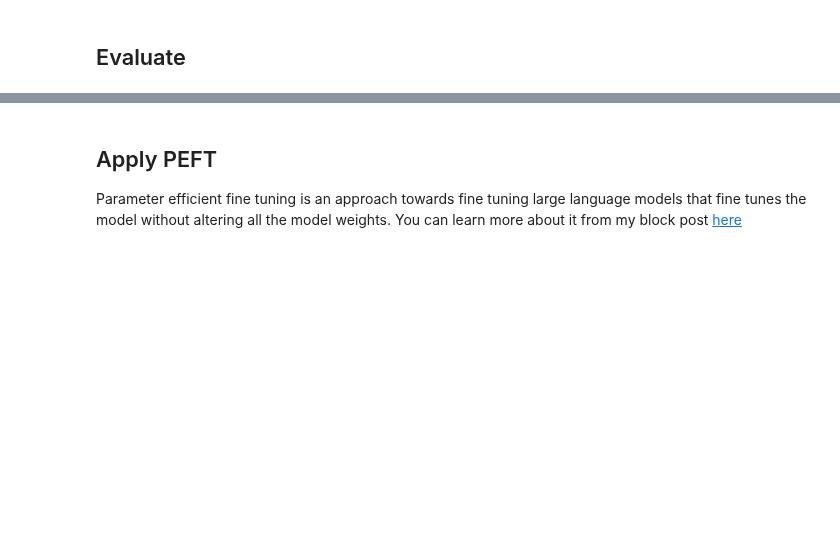
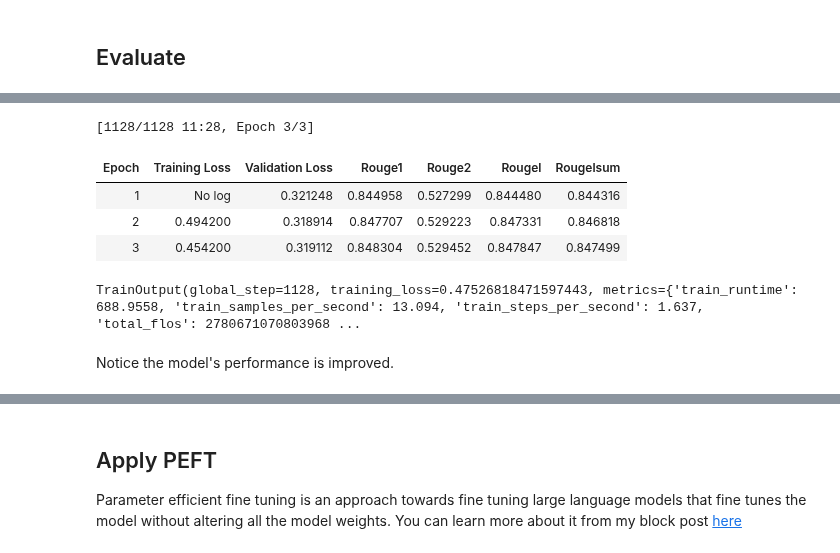
Before and after one commit to sriksmachi/sriksml, a Jupyter notebook: language-models/llm_assignment.ipynb, the cells around one changed output, grey strips where cells are left out. Saved outputs shown, nothing was run; the diff lists cells and outputs as text; code cells hidden in the pictures; blank space fills up the shorter version.

```diff
--- a/language-models/llm_assignment.ipynb
+++ b/language-models/llm_assignment.ipynb
@@ -673,0 +681,4 @@ the
+# %%
+# reload the model
+tokenizer = AutoTokenizer.from_pretrained(model_name)
+frozen_model = AutoModelForSeq2SeqLM.from_pretrained(model_name)
@@ -673,0 +740,21 @@ the
+# %%
+trainer = Seq2SeqTrainer(
+   model=frozen_model,
+   args=training_args,
+   train_dataset=tensored_data["train"],
+   eval_dataset=tensored_data["test"],
+   tokenizer=tokenizer,
+   data_collator=data_collator,
+   compute_metrics=compute_metrics
+)
+# %%
+trainer.train()
+# %% [output]
+[1128/1128 11:28, Epoch 3/3]
+| Epoch | Training Loss | Validation Loss | Rouge1 | Rouge2 | Rougel | Rougelsum |
+| 1 | No log | 0.321248 | 0.844958 | 0.527299 | 0.844480 | 0.844316 |
+| 2 | 0.494200 | 0.318914 | 0.847707 | 0.529223 | 0.847331 | 0.846818 |
+| 3 | 0.454200 | 0.319112 | 0.848304 | 0.529452 | 0.847847 | 0.847499 |
+TrainOutput(global_step=1128, training_loss=0.47526818471597443, metrics={'train_runtime': 688.9558, 'train_samples_per_second': 13.094, 'train_steps_per_second': 1.637, 'total_flos': 2780671070803968 ...
+# %% [markdown]
+Notice the model's performance is improved.
```
Also changed, not shown: parts of 32 cells of this notebook.
